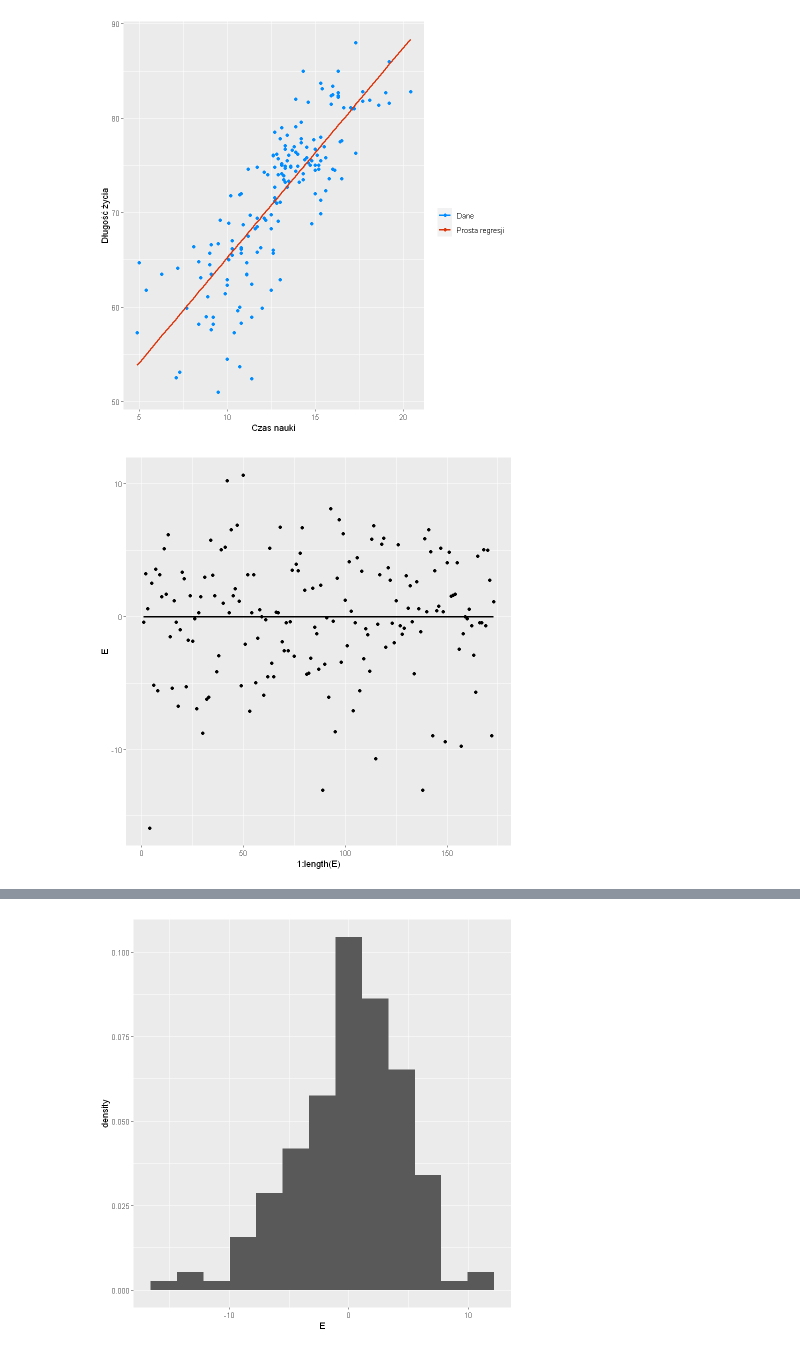
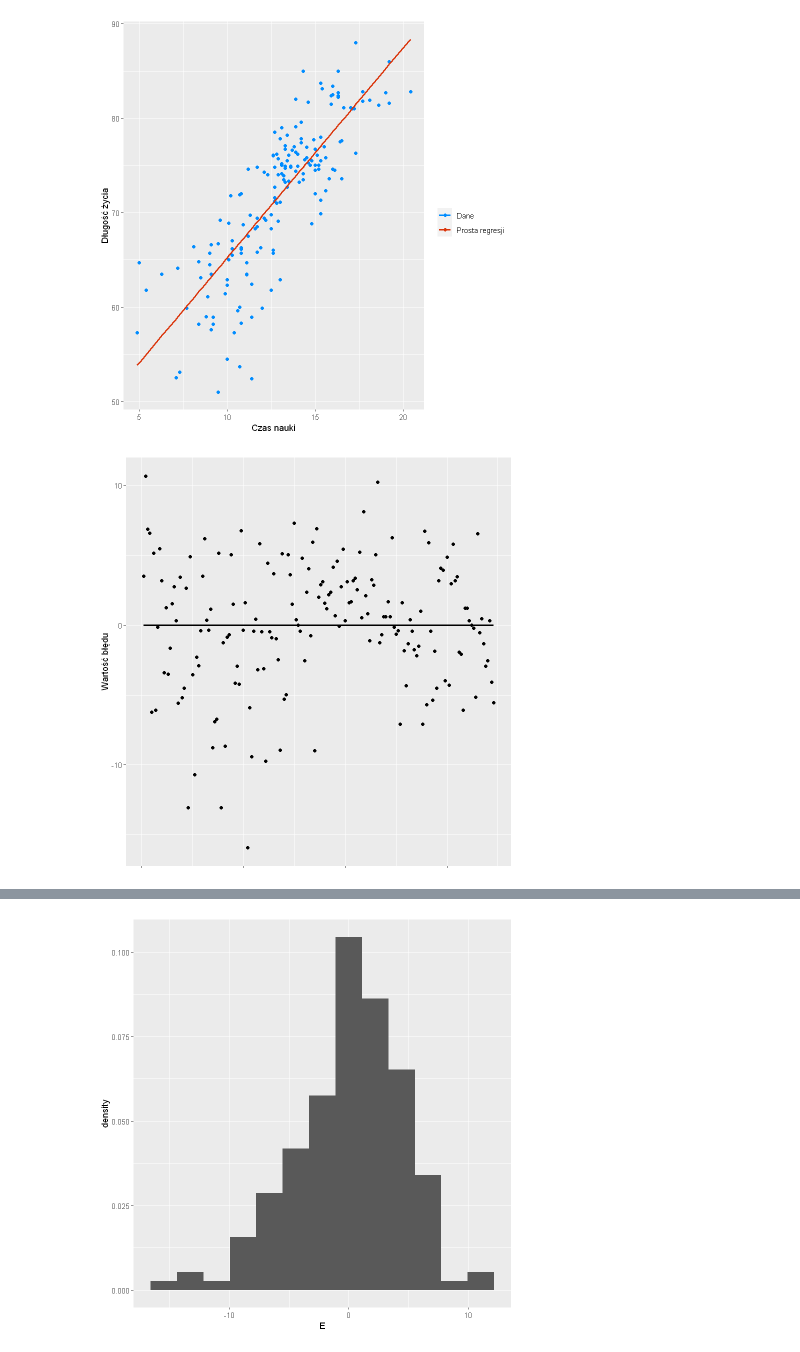
Before and after one commit to HalasTomasz/Kaszcz, a Jupyter notebook: Raport/Malec.ipynb, the cells around one changed output, grey strips where cells are left out. Cells and saved outputs as stored; diff of their text form; code cells hidden in the pictures.

```diff
--- a/Raport/Malec.ipynb
+++ b/Raport/Malec.ipynb
@@ -67,8 +76,16 @@ ggplot() +
   ylab("Długość życia")
 # %% [output]
 [figure]
+# %%
+E <- Y - a*X - b
+df <- data.frame(X=X, Y=Y, E=E)
+df <- df %>% arrange(X)
 # %%
-E <- Y - a*X - b
-ggplot() + geom_point(aes(1:length(E), E)) + geom_line(aes(1:length(E), 0), linewidth=1)
+ggplot() +
+  geom_point(aes(1:length(E), df$E)) +
+  geom_line(aes(1:length(E), 0), linewidth=1) +
+  labs(col="") +
+  theme(axis.title.x=element_blank(), axis.text.x=element_blank()) +
+  ylab("Wartość błędu")
 # %% [output]
-[figure, old version]
+[figure, new version]
```
Also changed, not shown: parts of 3 cells of this notebook.
